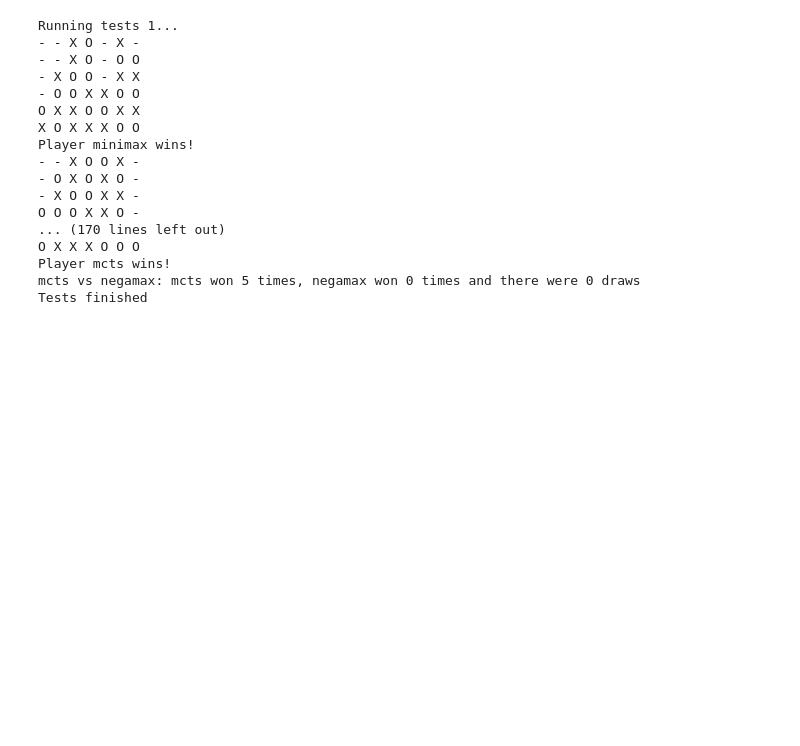
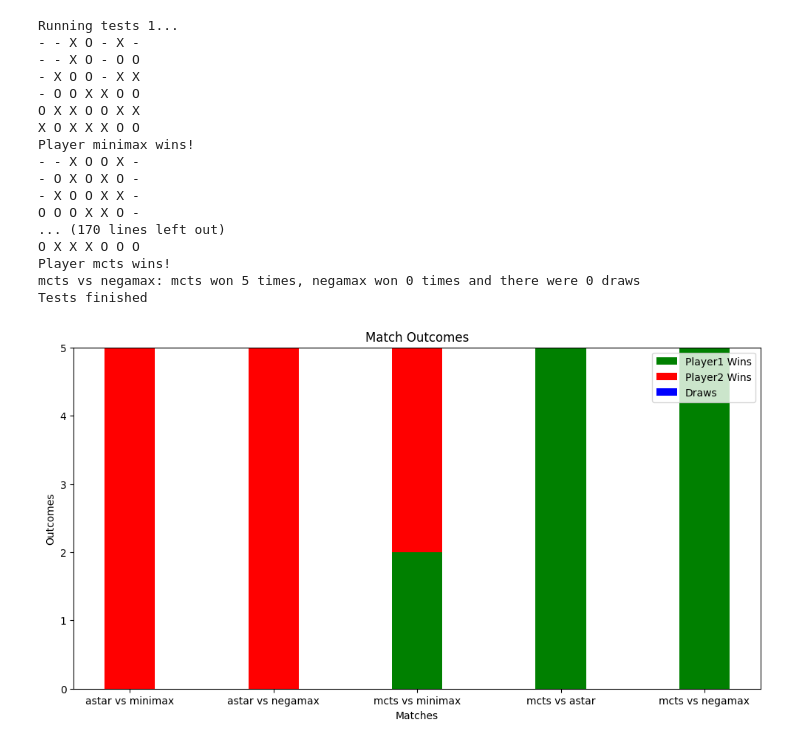
Before and after one commit to rodribro/AI-ConnectFour, a Jupyter notebook: connectfour.ipynb, the cells around one changed output. Drawn from its saved outputs; the diff is of its cells as text; code cells hidden in the pictures; blank space fills up the shorter version.

```diff
--- a/connectfour.ipynb
+++ b/connectfour.ipynb
@@ -446,7 +446,7 @@ def mcts(board, timeout=10, iterations = 5000):
                # print(ratio)
                # print(child.last + 1)
 
-    return best_child.last
+    return best_child.last, time.time() - start_time, best_child.visits, best_child.wins / (best_child.visits+0.000000001)
 # %% [markdown]
 MINIMAX
 # %%
@@ -537,7 +537,7 @@ def minimax(board):
        # print("Best column: " + str(col + 1))
        # print("Time: " + str(round(tf - ti, 5)) + "s")
        # print("Nodes generated: " + str(nodes_generated) + "\n")
-    return col
+    return col, nodes_generated
 # %% [markdown]
 ### Algorithm Performance
 # %% [markdown]
@@ -804,3 +804,36 @@ O X X X O O O
 Player mcts wins!
 mcts vs negamax: mcts won 5 times, negamax won 0 times and there were 0 draws
 Tests finished
+# %%
+from matplotlib import pyplot as plt
+
+sim1 = [x[0] for x in results]
+sim2 = [x[1] for x in results]
+draws = [x[2] for x in results]
+
+# Defining labels for the bars
+labels = ['astar vs minimax', 'astar vs negamax', 'mcts vs minimax', 'mcts vs astar', 'mcts vs negamax']
+
+# Defining the positions for the bars
+x = range(len(results))
+
+plt.figure(figsize=(12, 6))  # Width: 10 inches, Height: 6 inches
+
+bar_width = 0.35
+
+# Plotting
+plt.bar(x, sim1, color='g',width=bar_width, label='Player1 Wins')
+plt.bar(x, sim2, color='r',width=bar_width, bottom=sim1, label='Player2 Wins')
+plt.bar(x, draws, color='b',width=bar_width, bottom=[sim1[i] + sim2[i] for i in range(len(results))], label='Draws')
+
+# Adding labels and title
+plt.xlabel('Matches')
+plt.ylabel('Outcomes')
+plt.title('Match Outcomes')
+plt.xticks(x, labels)
+plt.legend()
+
+# Showing the plot
+plt.show()
+# %% [output]
+[figure, added]
```
